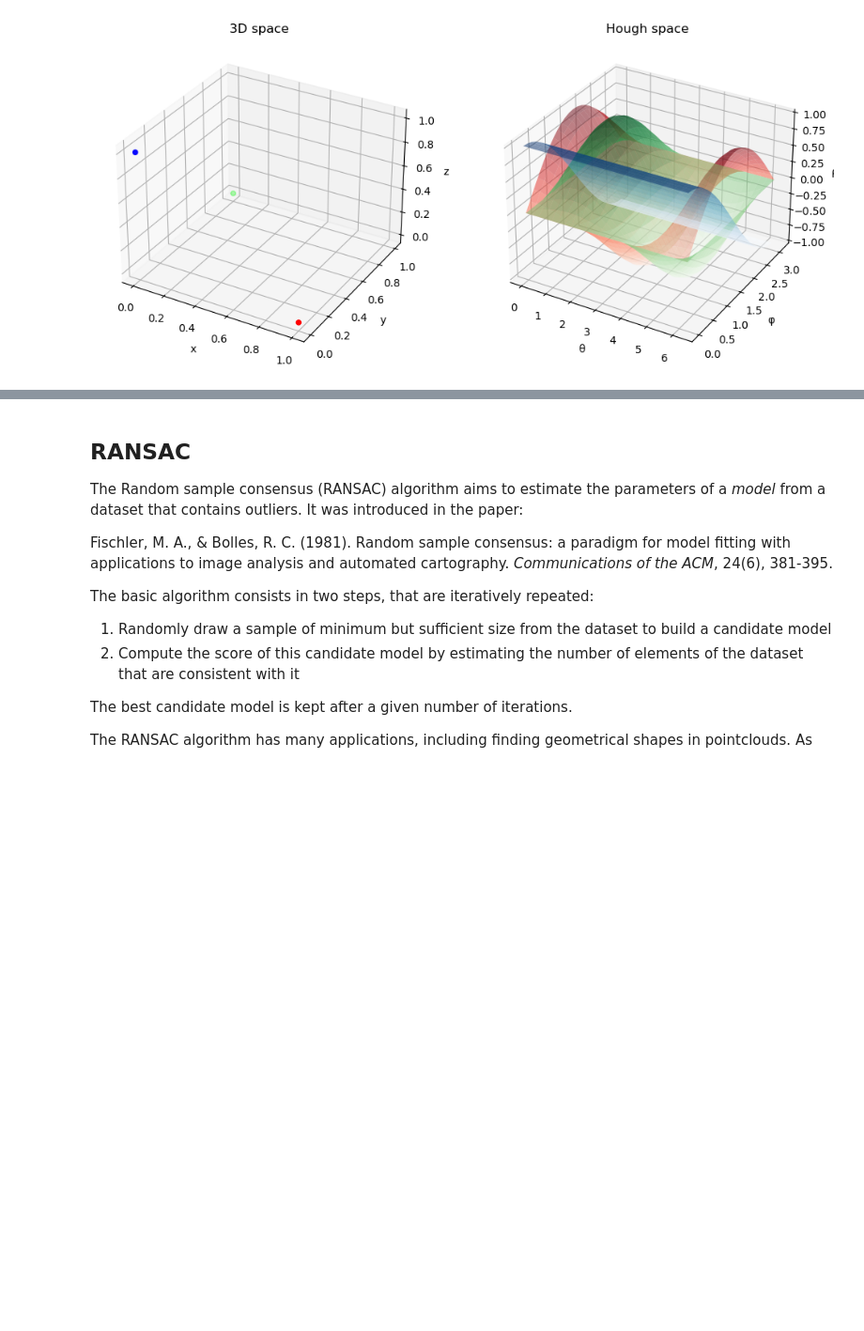
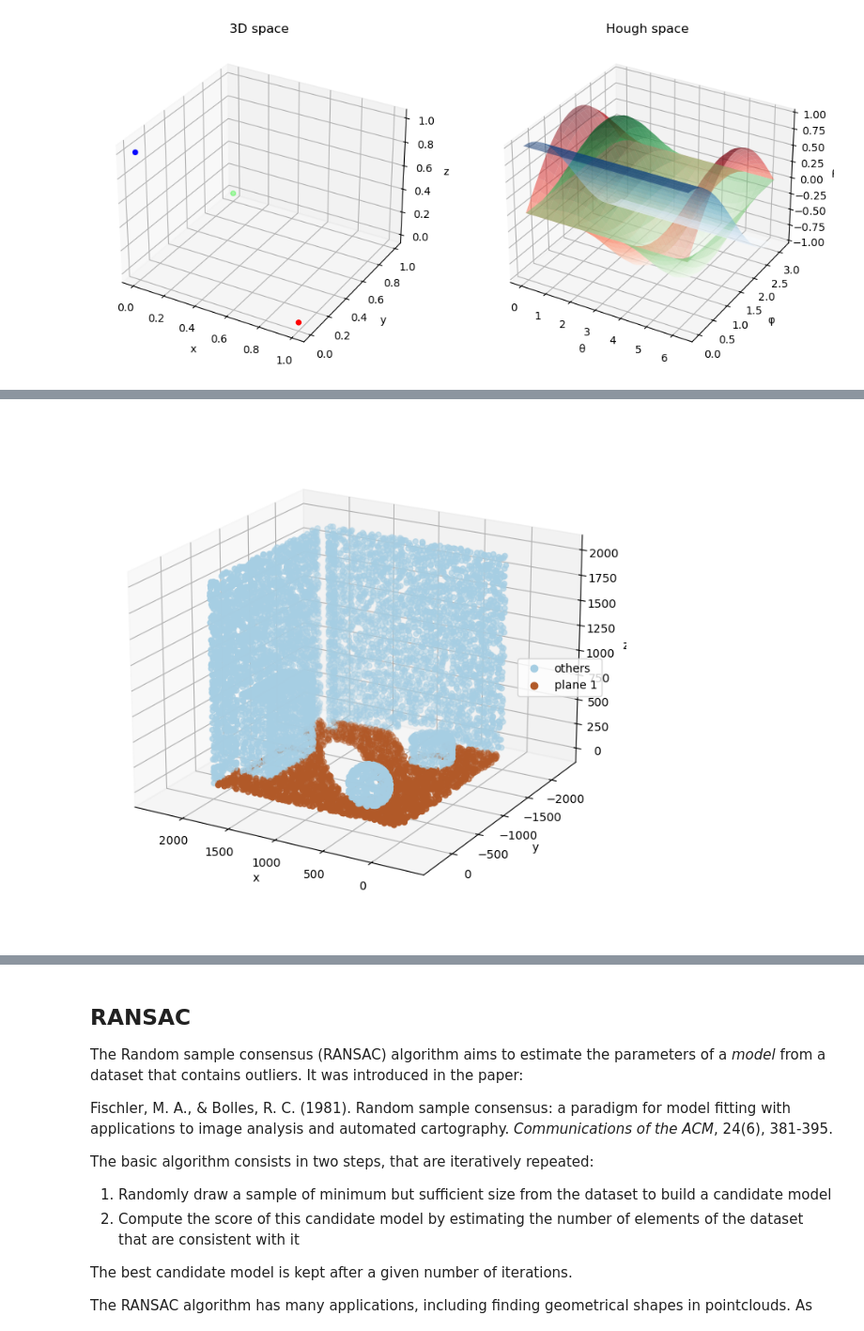
Before and after one commit to jlgregorio/tutorials-pointcloud-python, a Jupyter notebook: 4.segmentation.ipynb, the cells around one changed output, grey strips where cells are left out. Shown at 94% size. Cells and saved outputs as stored; diff of their text form; code cells hidden in the pictures; blank space fills up the shorter version.

Commit message:
continue tuto 4 with Hough transform accumulator

```diff
--- a/4.segmentation.ipynb
+++ b/4.segmentation.ipynb
@@ -268,0 +258,93 @@ Consequently, detecting planes in 3D space with this technique involves finding
+# %%
+def hough_transform_plane(points, n_theta=120, n_phi=60, n_rho=None):
+    """Plane Hough Transform"""
+
+    # Angles at which to compute the transform
+    theta_values = np.linspace(0., 2*np.pi, n_theta, endpoint=False) # theta in [0., 2*pi[
+    phi_values = np.linspace(0., np.pi, n_phi) # phi in [0., pi]
+
+    # Compute the bins, unit size by default (n_rho=None)
+    diagonal = np.linalg.norm(np.ptp(points, axis=0))
+    if n_rho is None:
+        diagonal = np.ceil(diagonal).astype(int)
+        offset = diagonal
+        n_rho = 2*offset + 1 # corresponds to int max distance
+    else:
+        offset = int((n_rho - 1)/2)
+    rho_values, rho_step = np.linspace(-diagonal, diagonal, n_rho, retstep=True) # rho in [-diag, diag]
+
+    # Allocate the accumulator array
+    accumulator = np.zeros(
+        (n_theta, n_phi, n_rho),
+        dtype=np.uint16 # Use ushort to reduce memory footprint (/!\ count up to 65535 only!)
+    )
+
+    # Precompute normals to speed-up computation
+    i = np.tile(np.arange(n_theta), n_phi) # grid indices for theta
+    j = np.repeat(np.arange(n_phi), n_theta) # grid indices for phi
+    normals = np.vstack([
+        np.cos(theta_values[i]) * np.sin(phi_values[j]),
+        np.sin(theta_values[i]) * np.sin(phi_values[j]),
+        np.cos(phi_values[j])
+    ])
+
+    # Fill accumulator by computing rho values associated with (theta, phi) for each point
+    for point in points:
+        # Vectorized form of rho = a.x + b.y + c.z
+        rho_calc = point @ normals
+        # Compute the grid index associted with rho_calc
+        k = np.round(rho_calc/rho_step).astype(int)
+        # Make k (index) start at 0
+        k += offset
+        # Increment bins
+        accumulator[i, j, k] += 1
+
+    return accumulator, theta_values, phi_values, rho_values
+
+
+# Transform our pointcloud
+accumulator, theta_values, phi_values, rho_values = hough_transform_plane(points)
+print(f"The accumulator consists of {accumulator.size} cells,",
+      f"of which {np.count_nonzero(accumulator)} are not empty")
+
+# Find the bins with the highest scores
+n_best = 5
+best_bins = [np.unravel_index(ind, accumulator.shape)
+             for ind in np.argpartition(accumulator.flatten(), -n_best)[-n_best:]]
+print(f"The best {n_best} bins are: {best_bins}")
+
+# Retrieve the parameters of the the detected planes
+best_params = [
+    (theta_values[b[0]], phi_values[b[1]], rho_values[b[2]])
+    for b in best_bins
+]
+best_planes = [
+    (np.cos(theta)*np.sin(phi), np.sin(theta)*np.sin(phi), np.cos(phi), rho)
+    for theta, phi, rho in best_params
+]
+print(f"Detected (cartesian) planes are: {best_planes}")
+
+# Plot
+labels = np.zeros(len(points))
+for i, plane_equation in enumerate(best_planes):
+
+    dists = np.abs(points @ plane_equation[:3] - plane_equation[3])
+    inliers = dists < 1. # Adjust in function of rho_step
+    labels[inliers] = i + 1
+
+
+classes = ["plane {}".format(i) for i in range(len(np.unique(labels)))]
+classes[0] = "others"
+
+fig = plt.figure(figsize=(8, 8))
+ax = fig.add_subplot(projection="3d")
+s = ax.scatter(points[:, 0], points[:, 1], points[:,2],
+               c=labels, cmap="Paired")
+ax.set_xlabel('x')
+ax.set_ylabel('y')
+ax.set_zlabel('z')
+ax.legend(loc="right", handles=s.legend_elements()[0], labels=classes)
+ax.view_init(20, 120)
+plt.axis("equal")
+plt.show()
+# %% [output]
@@ -268,0 +354 @@ Consequently, detecting planes in 3D space with this technique involves finding
+[figure, added]
```
Also changed, not shown: parts of 9 cells of this notebook.
